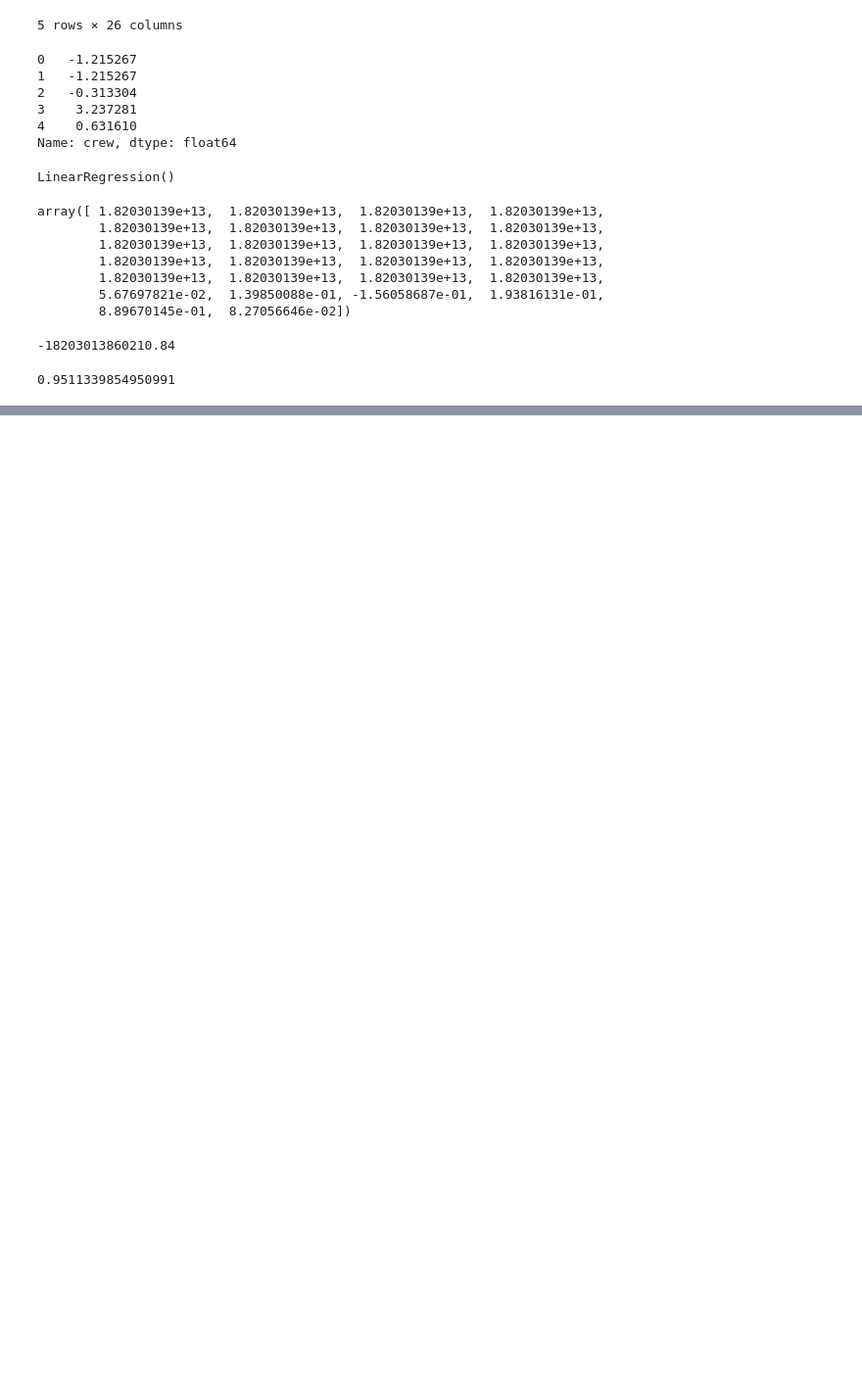
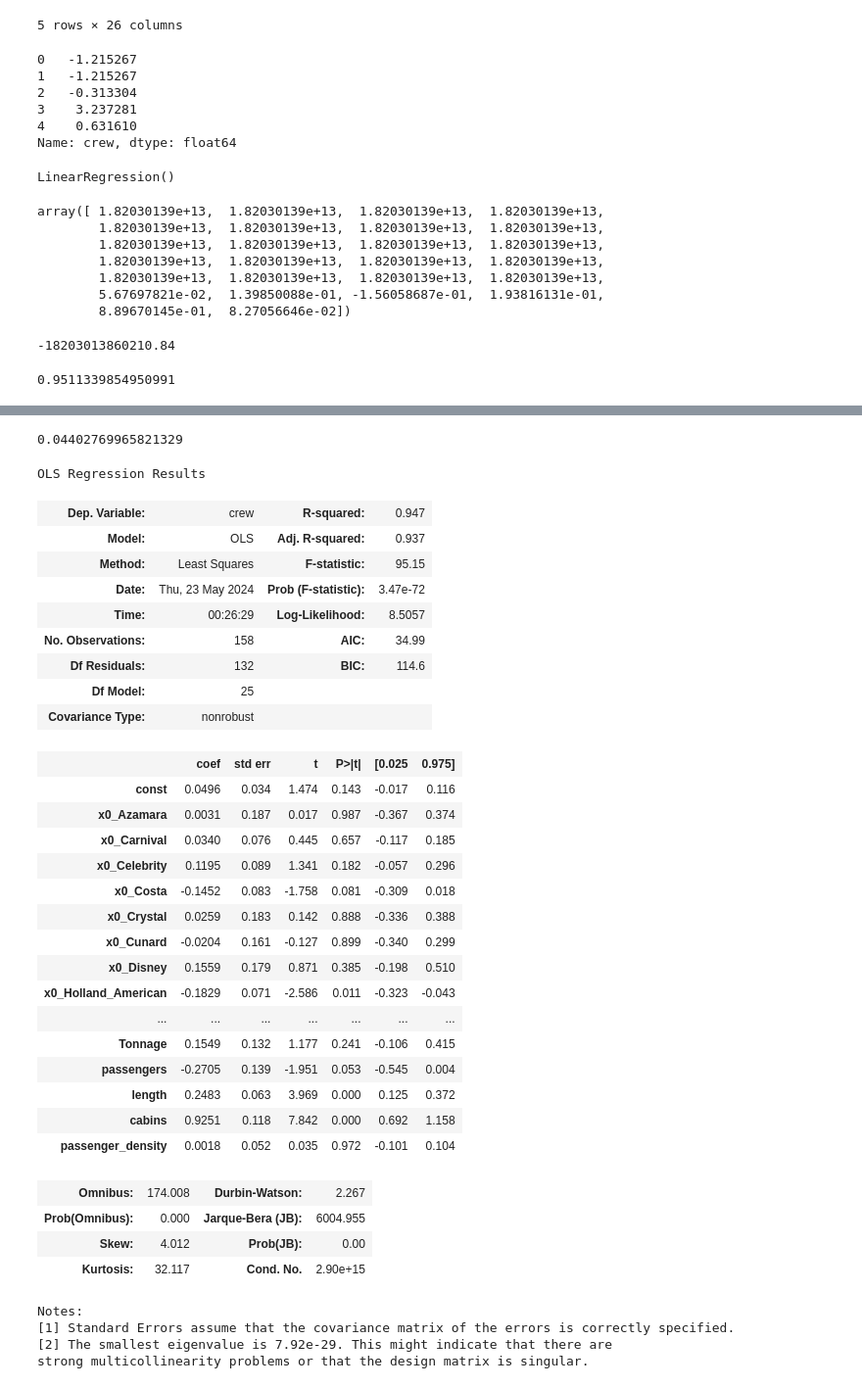
Before and after one commit to joannamooon/Learning-to-Machine-Learn, a Jupyter notebook: Linear Regression/cruiseship.ipynb, the cells around one changed output, grey strips where cells are left out. Shown: that part at 98% size. Drawn from its saved outputs; the diff is of its cells as text; code cells hidden in the pictures; blank space fills up the shorter version.

```diff
--- a/Linear Regression/cruiseship.ipynb
+++ b/Linear Regression/cruiseship.ipynb
@@ -211,0 +251,4 @@ import stat
+# %%
+mse
+# %% [output]
+0.04402769965821329
@@ -211,0 +263,37 @@ import stat
+# %%
+model.summary()
+# %% [output]
+OLS Regression Results
+| Dep. Variable: | crew | R-squared: | 0.947 |
+| Model: | OLS | Adj. R-squared: | 0.937 |
+| Method: | Least Squares | F-statistic: | 95.15 |
+| Date: | Thu, 23 May 2024 | Prob (F-statistic): | 3.47e-72 |
+| Time: | 00:26:29 | Log-Likelihood: | 8.5057 |
+| No. Observations: | 158 | AIC: | 34.99 |
+| Df Residuals: | 132 | BIC: | 114.6 |
+| Df Model: | 25 |  |  |
+| Covariance Type: | nonrobust |  |  |
+|  | coef | std err | t | P>|t| | [0.025 | 0.975] |
+| const | 0.0496 | 0.034 | 1.474 | 0.143 | -0.017 | 0.116 |
+| x0_Azamara | 0.0031 | 0.187 | 0.017 | 0.987 | -0.367 | 0.374 |
+| x0_Carnival | 0.0340 | 0.076 | 0.445 | 0.657 | -0.117 | 0.185 |
+| x0_Celebrity | 0.1195 | 0.089 | 1.341 | 0.182 | -0.057 | 0.296 |
+| x0_Costa | -0.1452 | 0.083 | -1.758 | 0.081 | -0.309 | 0.018 |
+| x0_Crystal | 0.0259 | 0.183 | 0.142 | 0.888 | -0.336 | 0.388 |
+| x0_Cunard | -0.0204 | 0.161 | -0.127 | 0.899 | -0.340 | 0.299 |
+| x0_Disney | 0.1559 | 0.179 | 0.871 | 0.385 | -0.198 | 0.510 |
+| x0_Holland_American | -0.1829 | 0.071 | -2.586 | 0.011 | -0.323 | -0.043 |
+| ... | ... | ... | ... | ... | ... | ... |
+| Tonnage | 0.1549 | 0.132 | 1.177 | 0.241 | -0.106 | 0.415 |
+| passengers | -0.2705 | 0.139 | -1.951 | 0.053 | -0.545 | 0.004 |
+| length | 0.2483 | 0.063 | 3.969 | 0.000 | 0.125 | 0.372 |
+| cabins | 0.9251 | 0.118 | 7.842 | 0.000 | 0.692 | 1.158 |
+| passenger_density | 0.0018 | 0.052 | 0.035 | 0.972 | -0.101 | 0.104 |
+| Omnibus: | 174.008 | Durbin-Watson: | 2.267 |
+| Prob(Omnibus): | 0.000 | Jarque-Bera (JB): | 6004.955 |
+| Skew: | 4.012 | Prob(JB): | 0.00 |
+| Kurtosis: | 32.117 | Cond. No. | 2.90e+15 |
+Notes:
+[1] Standard Errors assume that the covariance matrix of the errors is correctly specified.
+[2] The smallest eigenvalue is 7.92e-29. This might indicate that there are
+strong multicollinearity problems or that the design matrix is singular.
```
Also changed, not shown: parts of 25 cells of this notebook.
